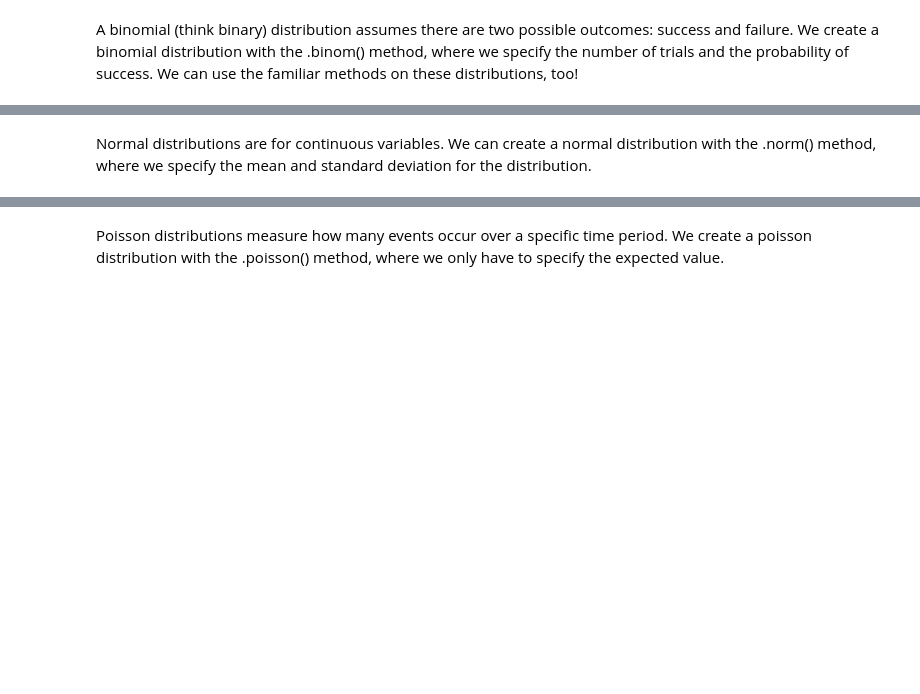
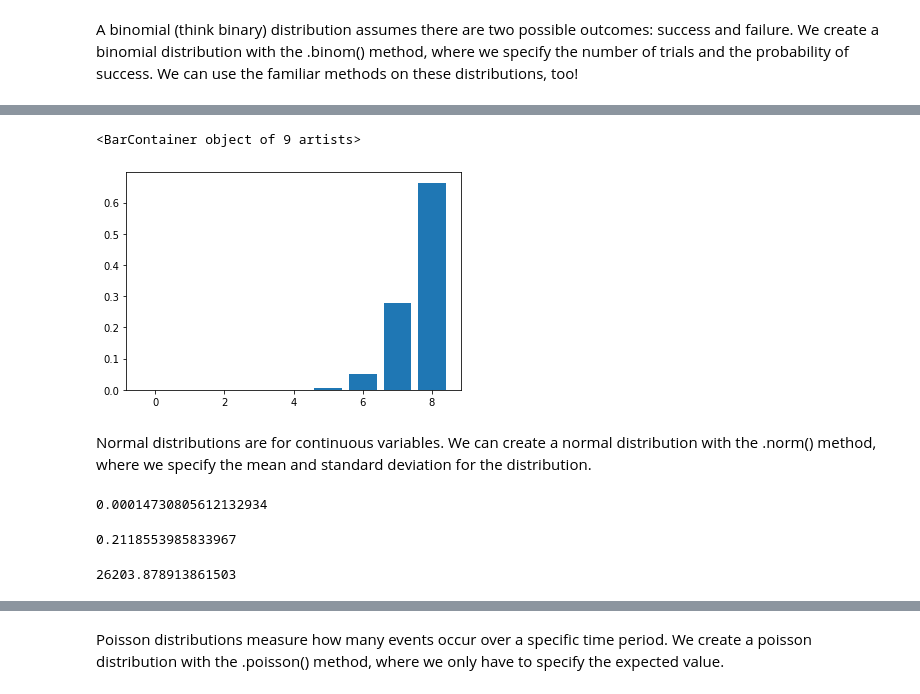
Before and after one commit to Jonathan-Garcia1/statistics-exercises, a Jupyter notebook: distributions_lesson.ipynb, the cells around one changed output, grey strips where cells are left out. Cells and saved outputs as stored; diff of their text form; code cells hidden in the pictures; blank space fills up the shorter version.

```diff
--- a/distributions_lesson.ipynb
+++ b/distributions_lesson.ipynb
@@ -64,6 +102,7 @@ dice_rolls.isf(2/3)
 # %% [markdown]
 A binomial (think binary) distribution assumes there are two possible outcomes: success and failure. We create a binomial distribution with the .binom() method, where we specify the number of trials and the probability of success. We can use the familiar methods on these distributions, too!
 # %%
-attendance = stats.binom(8, .95)
+#Create binomial distribution
+attendance = stats.binom(8, 0.95)
 attendance
 # %% [output]
@@ -78,0 +125,4 @@ attendance.sf(5)
+# %%
+#List comprehension to generate y values for plotting
+y = [attendance.pmf(i) for i in range(0, 9)]
+y
@@ -79,2 +139,8 @@ attendance.sf(5)
+# %%
+#Plot of frequency of values
+plt.bar(x = range(0, 9), height = y)
+# %% [output]
+<BarContainer object of 9 artists>
+[figure, added]
 # %% [markdown]
 Normal distributions are for continuous variables. We can create a normal distribution with the .norm() method, where we specify the mean and standard deviation for the distribution.
@@ -80,0 +150,15 @@ Normal distributions are for continuous variables. We can create a normal distri
+# %%
+#Odds of exactly 24k? Not high with continuous distribution
+monthly_sales.pdf(24_000)
+# %% [output]
+0.00014730805612132934
+# %%
+#Odds we make more than 25k in a month?
+monthly_sales.sf(25_000)
+# %% [output]
+0.2118553985833967
+# %%
+#How much would we have to make to be in the top 10% of values?
+monthly_sales.isf(0.10)
+# %% [output]
+26203.878913861503
```
Also changed, not shown: parts of 41 cells of this notebook, 1 other file.
